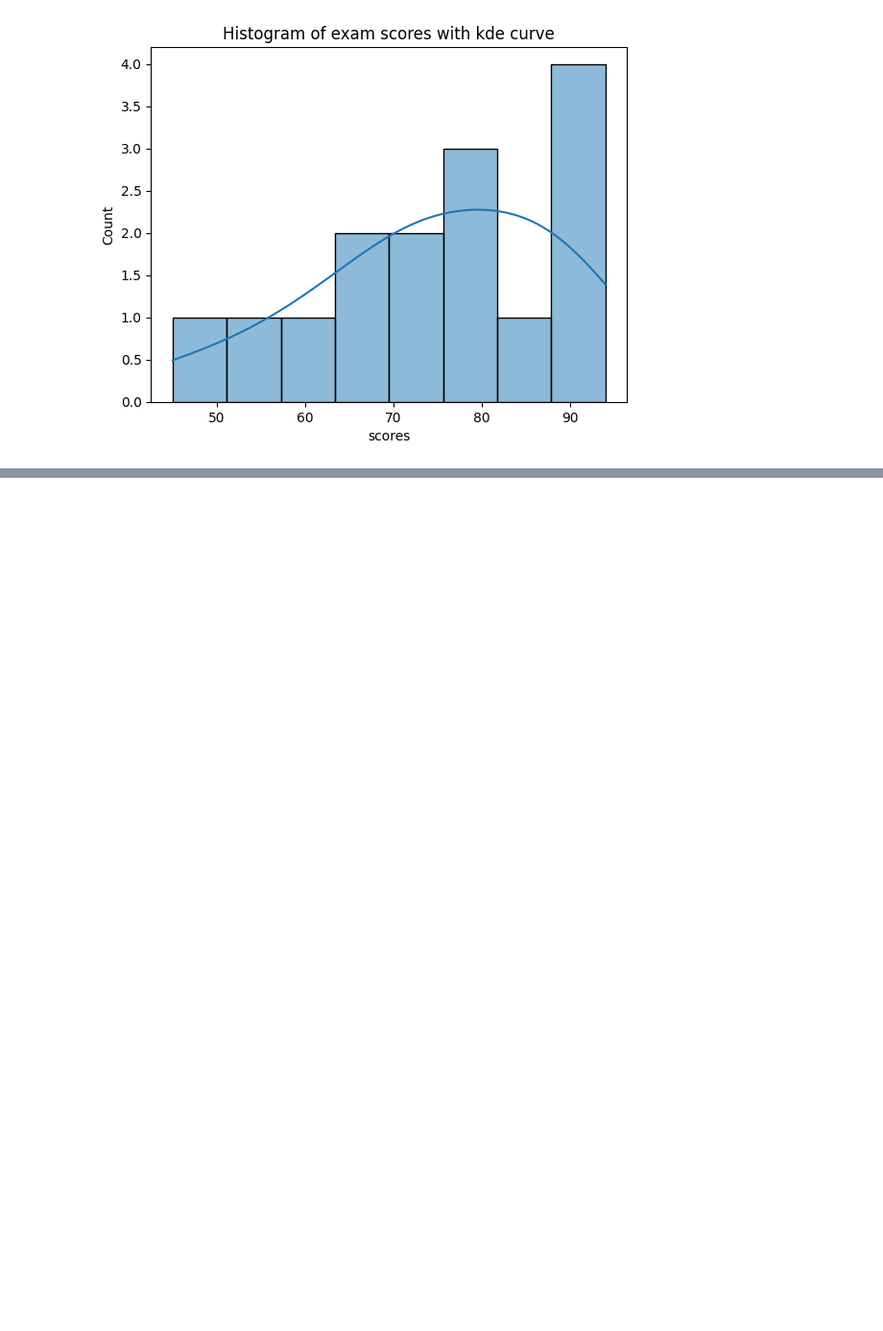
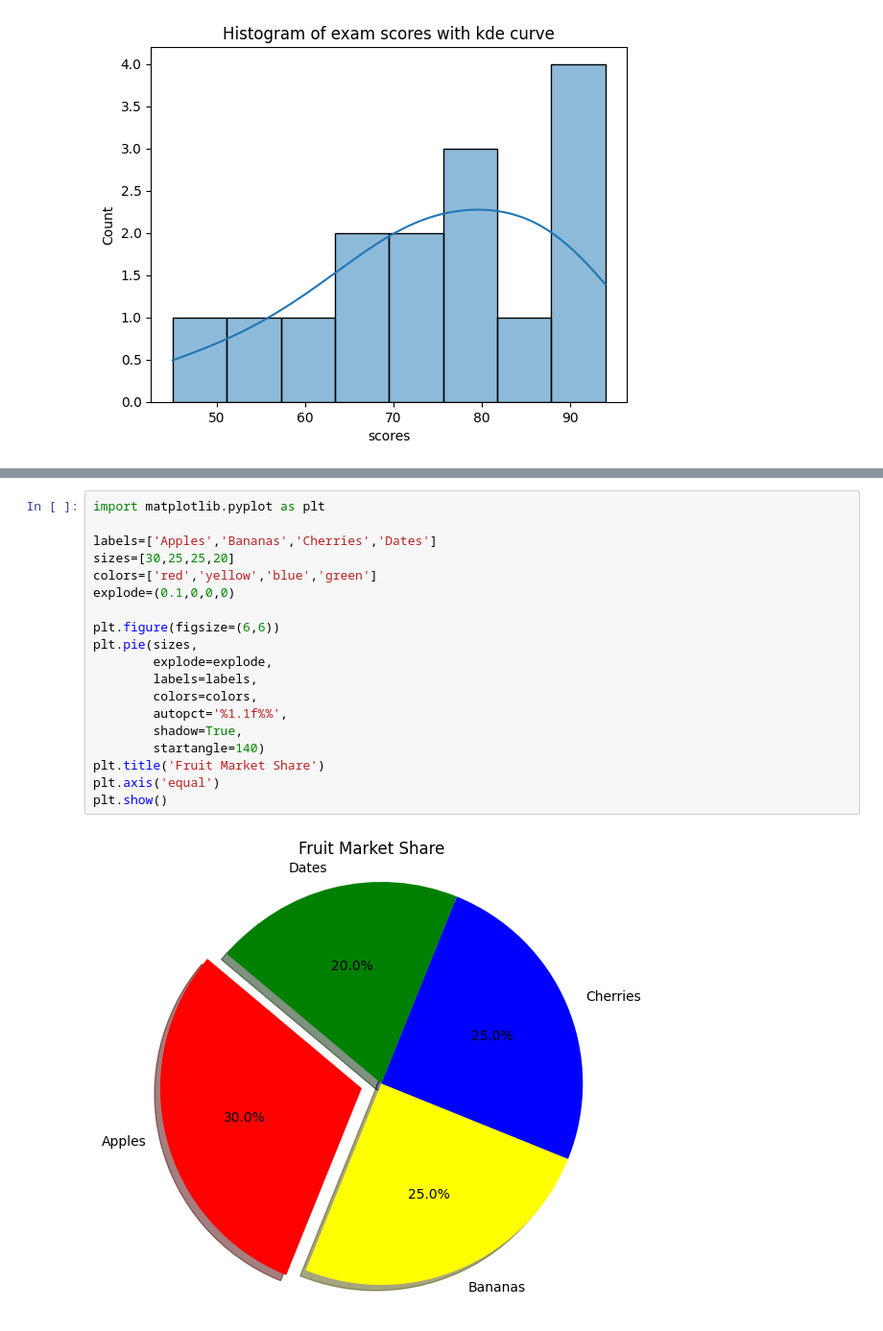
Before and after one commit to Tubaeraslan/Machine_Learning, a Jupyter notebook: visualization.ipynb, the cells around one changed output, grey strips where cells are left out. Shown: that part at 96% size. Cells and saved outputs as stored; diff of their text form; blank space fills up the shorter version.

```diff
--- a/visualization.ipynb
+++ b/visualization.ipynb
@@ -192,0 +230,21 @@ plt.show()
+# %%
+import matplotlib.pyplot as plt
+
+labels=['Apples','Bananas','Cherries','Dates']
+sizes=[30,25,25,20]
+colors=['red','yellow','blue','green']
+explode=(0.1,0,0,0)
+
+plt.figure(figsize=(6,6))
+plt.pie(sizes,
+        explode=explode,
+        labels=labels,
+        colors=colors,
+        autopct='%1.1f%%',
+        shadow=True,
+        startangle=140)
+plt.title('Fruit Market Share')
+plt.axis('equal')
+plt.show()
+# %% [output]
+[figure, added]
```
Also changed, not shown: parts of 7 cells of this notebook.
